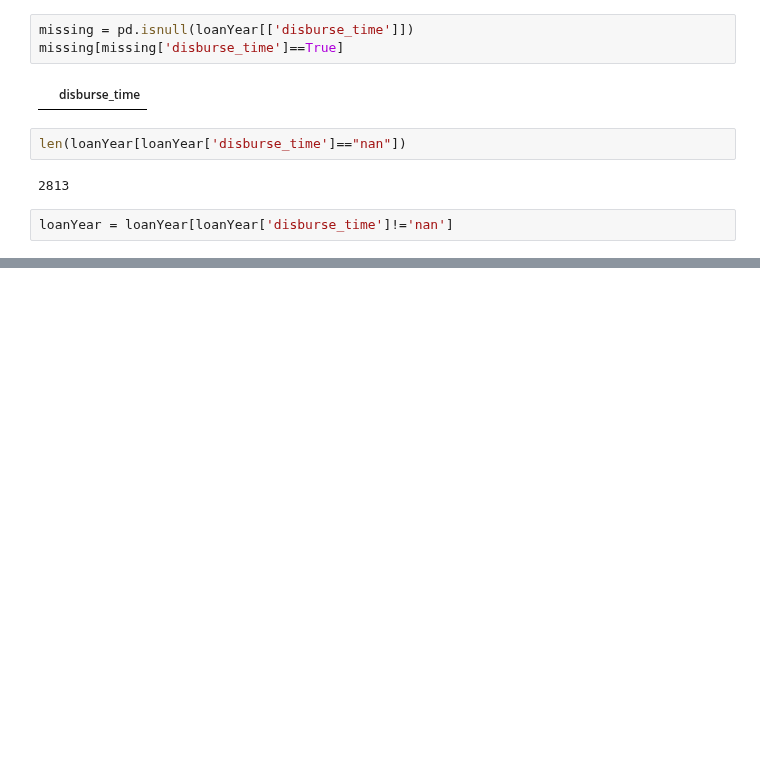
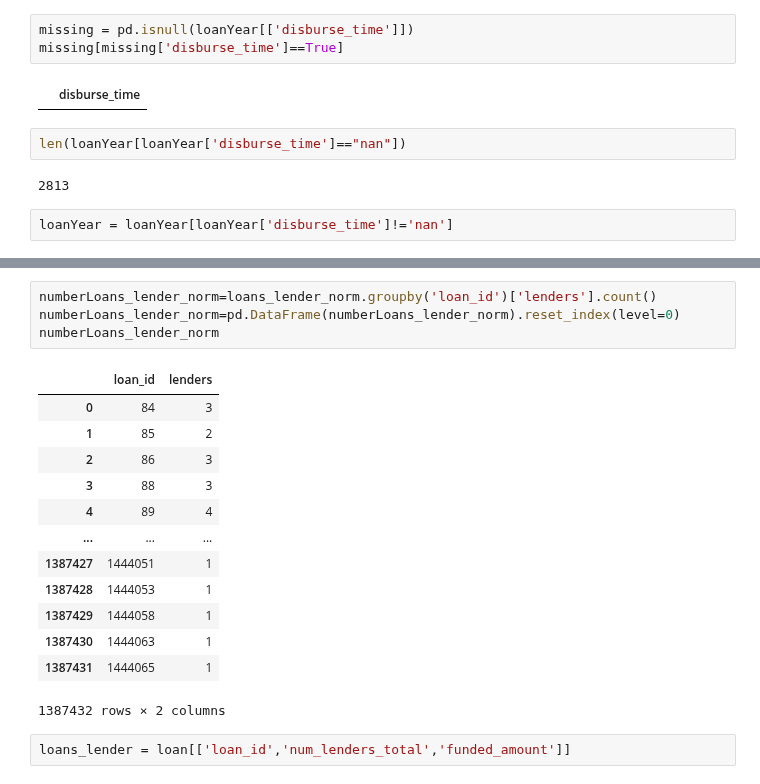
Before and after one commit to gaveter/Project_cs, a Jupyter notebook: Project.ipynb, the cells around one changed output, grey strips where cells are left out. Drawn from its saved outputs; the diff is of its cells as text; blank space fills up the shorter version.

```diff
--- a/Project.ipynb
+++ b/Project.ipynb
@@ -355,0 +353,20 @@ Name: funded_amount, Length: 748, dtype: float64
+# %%
+numberLoans_lender_norm=loans_lender_norm.groupby('loan_id')['lenders'].count()
+numberLoans_lender_norm=pd.DataFrame(numberLoans_lender_norm).reset_index(level=0)
+numberLoans_lender_norm
+# %% [output]
+|  | loan_id | lenders |
+| 0 | 84 | 3 |
+| 1 | 85 | 2 |
+| 2 | 86 | 3 |
+| 3 | 88 | 3 |
+| 4 | 89 | 4 |
+| ... | ... | ... |
+| 1387427 | 1444051 | 1 |
+| 1387428 | 1444053 | 1 |
+| 1387429 | 1444058 | 1 |
+| 1387430 | 1444063 | 1 |
+| 1387431 | 1444065 | 1 |
+1387432 rows × 2 columns
+# %%
+loans_lender = loan[['loan_id','num_lenders_total','funded_amount']]
```
Also changed, not shown: parts of 23 cells of this notebook.
